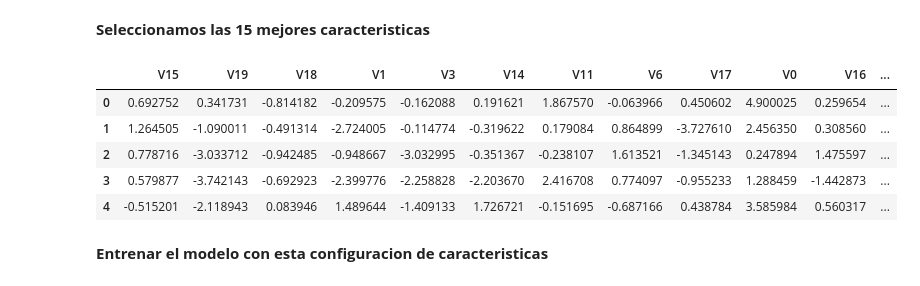
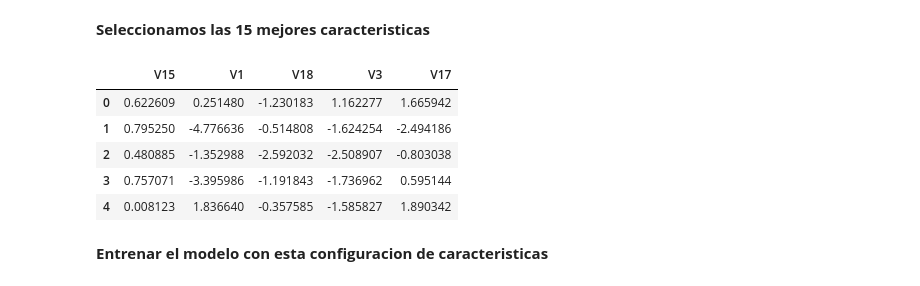
Before and after one commit to AliLogicM/ALN, a Jupyter notebook: practice4.ipynb, the cells around one changed output. Saved outputs shown, nothing was run; the diff lists cells and outputs as text; code cells hidden in the pictures.

```diff
--- a/practice4.ipynb
+++ b/practice4.ipynb
@@ -275,17 +275,17 @@ plt.show()
 # %% [markdown]
 **Seleccionamos las 15 mejores caracteristicas**
 # %%
-df_vector_important_features = df_vector.iloc[:, importances.argsort()[::-1][:15]]
+df_vector_important_features = df_vector.iloc[:, importances.argsort()[::-1][:5]]
 
 # Mostrar el dataframe
 df_vector_important_features.head()
 # %% [output]
-|  | V15 | V19 | V18 | V1 | V3 | V14 | V11 | V6 | V17 | V0 | V16 | ... |
-| 0 | 0.692752 | 0.341731 | -0.814182 | -0.209575 | -0.162088 | 0.191621 | 1.867570 | -0.063966 | 0.450602 | 4.900025 | 0.259654 | ... |
-| 1 | 1.264505 | -1.090011 | -0.491314 | -2.724005 | -0.114774 | -0.319622 | 0.179084 | 0.864899 | -3.727610 | 2.456350 | 0.308560 | ... |
-| 2 | 0.778716 | -3.033712 | -0.942485 | -0.948667 | -3.032995 | -0.351367 | -0.238107 | 1.613521 | -1.345143 | 0.247894 | 1.475597 | ... |
-| 3 | 0.579877 | -3.742143 | -0.692923 | -2.399776 | -2.258828 | -2.203670 | 2.416708 | 0.774097 | -0.955233 | 1.288459 | -1.442873 | ... |
-| 4 | -0.515201 | -2.118943 | 0.083946 | 1.489644 | -1.409133 | 1.726721 | -0.151695 | -0.687166 | 0.438784 | 3.585984 | 0.560317 | ... |
+|  | V15 | V1 | V18 | V3 | V17 |
+| 0 | 0.622609 | 0.251480 | -1.230183 | 1.162277 | 1.665942 |
+| 1 | 0.795250 | -4.776636 | -0.514808 | -1.624254 | -2.494186 |
+| 2 | 0.480885 | -1.352988 | -2.592032 | -2.508907 | -0.803038 |
+| 3 | 0.757071 | -3.395986 | -1.191843 | -1.736962 | 0.595144 |
+| 4 | 0.008123 | 1.836640 | -0.357585 | -1.585827 | 1.890342 |
 # %% [markdown]
 **Entrenar el modelo con esta configuracion de caracteristicas**
 # %%
```
Also changed, not shown: parts of 8 cells of this notebook, 4 other files.
